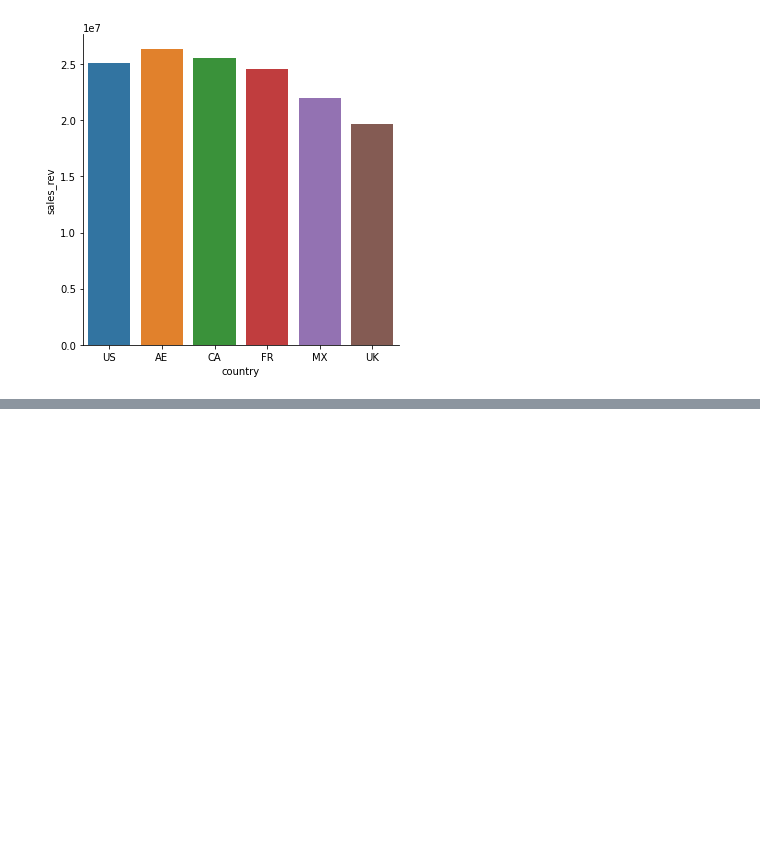
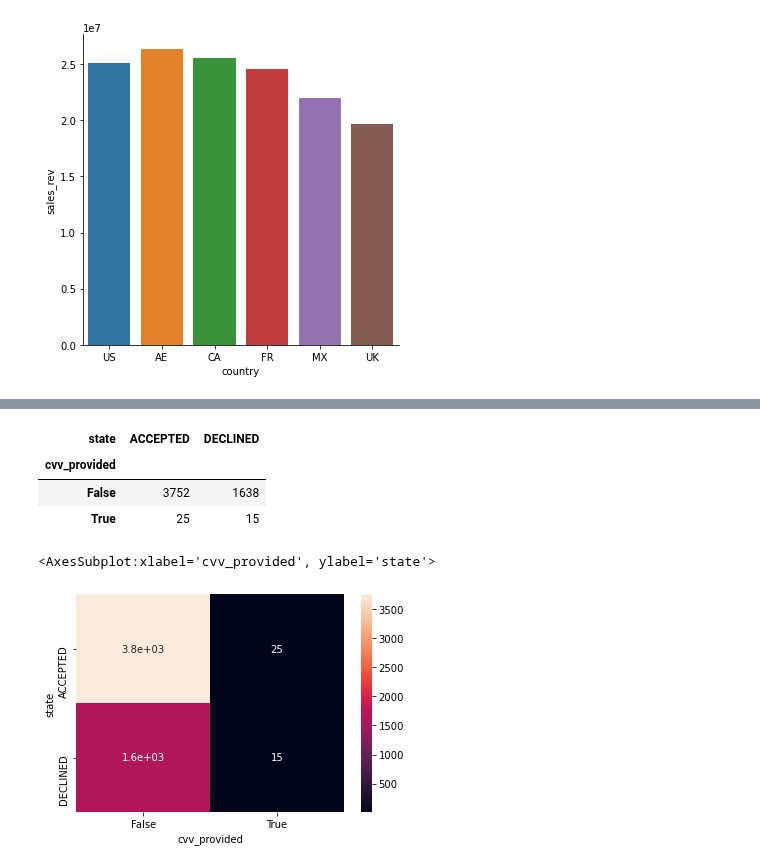
Before and after one commit to godwinnwalozie/Exploratory_Analysis_Pandas, a Jupyter notebook: Globepay/Globepay- Analysis.ipynb, the cells around one changed output, grey strips where cells are left out. Cells and saved outputs as stored; diff of their text form; code cells hidden in the pictures; blank space fills up the shorter version.

```diff
--- a/Globepay/Globepay- Analysis.ipynb
+++ b/Globepay/Globepay- Analysis.ipynb
@@ -167,0 +195,12 @@ sns.catplot(data = ctry , x = ctry.country , y = ctry.sales_rev , kind = 'bar');
+# %%
+merged_corr.pivot_table(index ='state', columns = 'cvv_provided', values = 'chargeback',aggfunc = 'count').T
+# %% [output]
+| state | ACCEPTED | DECLINED |
+| cvv_provided |  |  |
+| False | 3752 | 1638 |
+| True | 25 | 15 |
+# %%
+sns.heatmap(merged_corr.pivot_table(index ='state', columns = 'cvv_provided', values = 'chargeback',aggfunc = 'count'),annot = True)
+# %% [output]
+<AxesSubplot:xlabel='cvv_provided', ylabel='state'>
+[figure, added]
```
Also changed, not shown: parts of 6 cells of this notebook.
